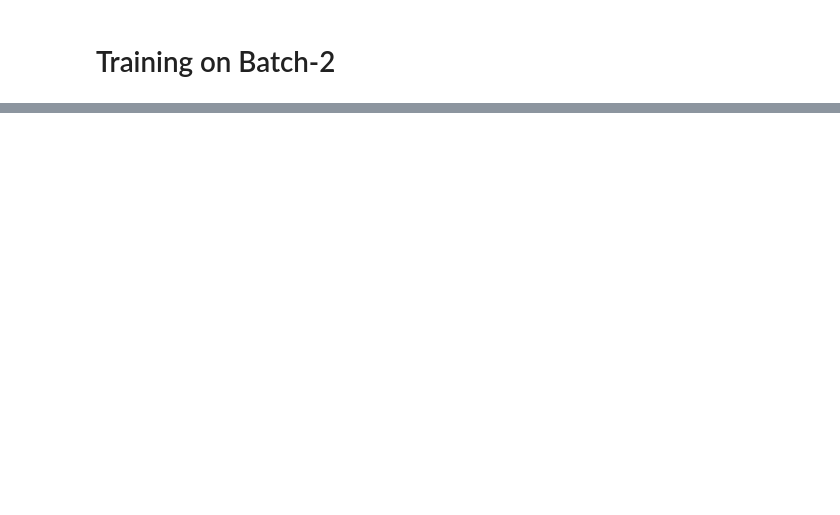
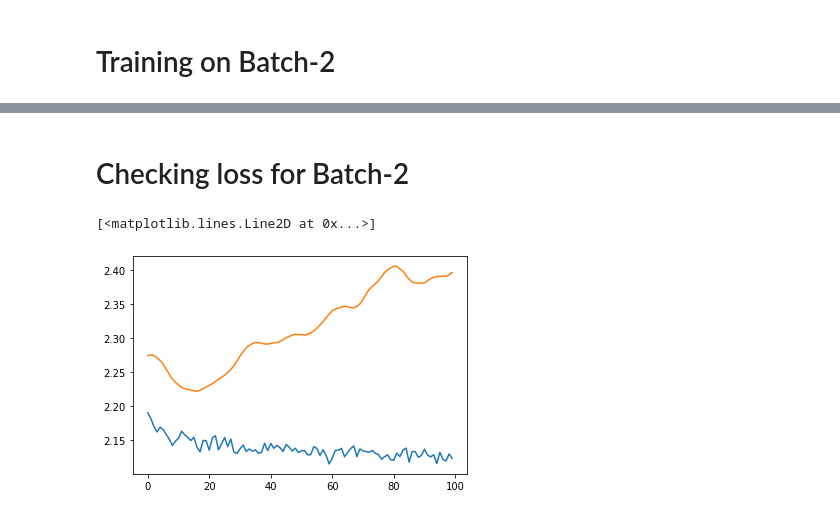
Before and after one commit to ahsansaif47/ids-model, a Jupyter notebook: IDS_Model.ipynb, the cells around one changed output, grey strips where cells are left out. Saved outputs shown, nothing was run; the diff lists cells and outputs as text; code cells hidden in the pictures; blank space fills up the shorter version.

Commit message:
Model Files Added

```diff
--- a/IDS_Model.ipynb
+++ b/IDS_Model.ipynb
@@ -745,6 +881,6 @@ model.save(
 # Loading Model
 # %%
 from keras.models import load_model
-model = load_model("./Model/IDS_Batch1_0.1778(validation_accuracy).h5",
+model = load_model("./Model/Model-{val_acc:03f}.h5",
                    custom_objects={"GCNConv": GCNConv})
-model.summary()
+# model.summary()
@@ -776,22 +894,14 @@ for t2 in b2_text:
     b2_embeddings.append(Loaded_model.wv[t2])
 
 b2_embeddings=np.array(b2_embeddings)
-print(np.shape(b2_embeddings))
-print(np.shape(A2))
-print(np.shape(b2_encodings))
-
-print("Validation set shape")
-print(np.shape(valid_embeddings))
-print(np.shape(A4))
-print(np.shape(valid_encodings))
 
 
 history = model.fit([b2_embeddings, A2],
                     b2_encodings,
-                    epochs=500,
+                    epochs=100,
                     batch_size=N,
                     # class_weight=W,
                     validation_data=([valid_embeddings, A4], valid_encodings),
-                    # callbacks=[callback]
+                    # callbacks=[reduce_learningrate]
                     )
 # %% [output]
@@ -814,0 +925,10 @@ Epoch 500/500
+# %% [markdown]
+# Checking loss for Batch-2
+# %%
+import keras
+from matplotlib import pyplot as plt
+plt.plot(history.history['loss'])
+plt.plot(history.history['val_loss'])
+# %% [output]
+[<matplotlib.lines.Line2D at 0x...>]
+[figure, added]
```
Also changed, not shown: parts of 37 cells of this notebook.
